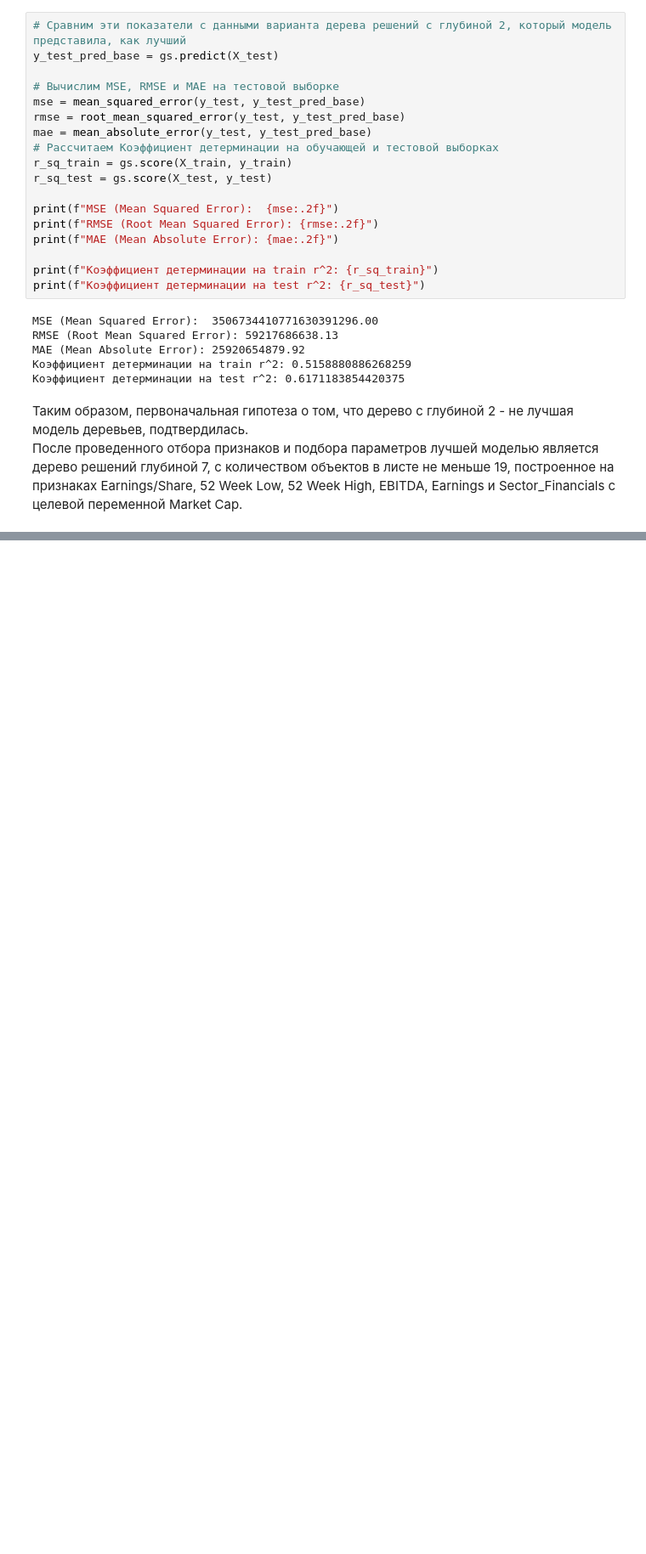
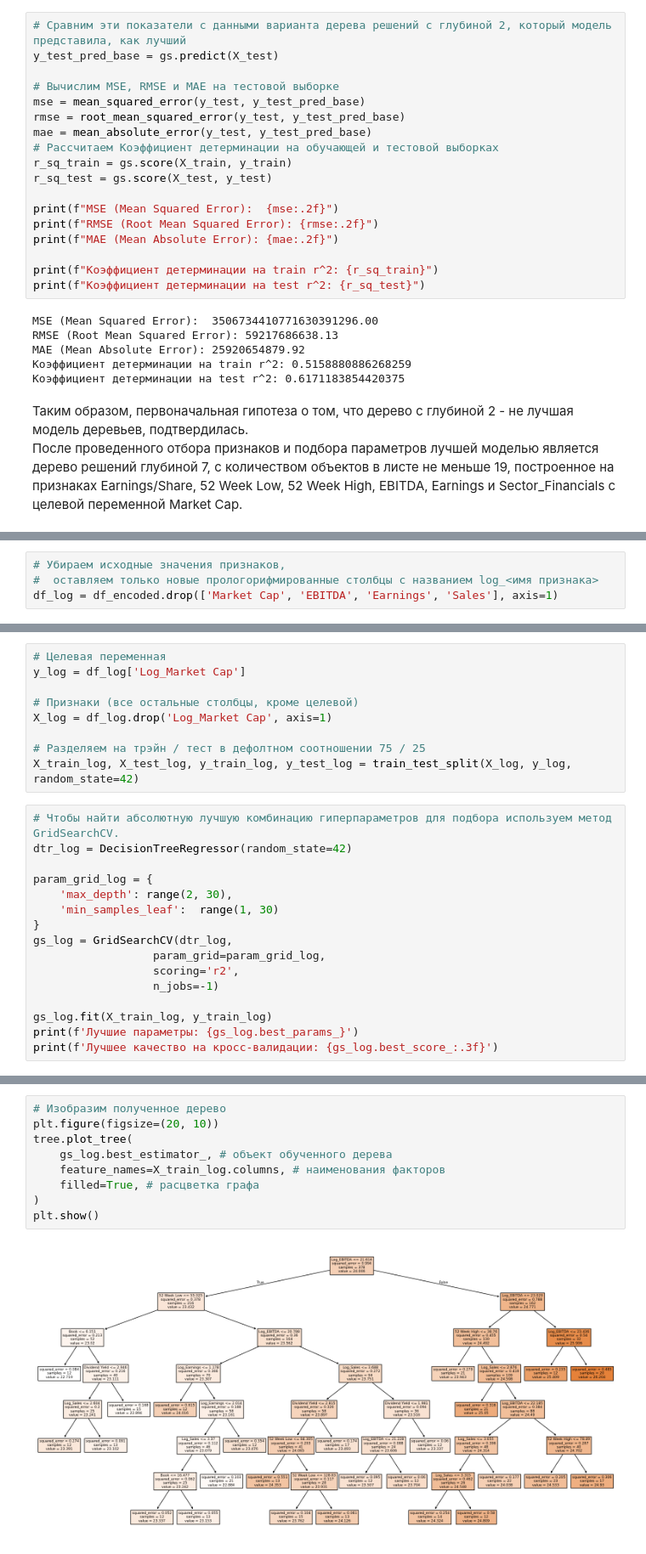
Before and after one commit to pudoff/AAI_25_Case84Report, a Jupyter notebook: 2_Decision_Tree.ipynb, the cells around one changed output, grey strips where cells are left out. Shown at 85% size. Cells and saved outputs as stored; diff of their text form; blank space fills up the shorter version.

```diff
--- a/2_Decision_Tree.ipynb
+++ b/2_Decision_Tree.ipynb
@@ -359,0 +424,4 @@ MAE (Mean Absolute Error): 25920654879.92
+# %%
+# Убираем исходные значения признаков,
+#  оставляем только новые прологорифмированные столбцы с названием log_<имя признака>
+df_log = df_encoded.drop(['Market Cap', 'EBITDA', 'Earnings', 'Sales'], axis=1)
@@ -359,0 +457,25 @@ MAE (Mean Absolute Error): 25920654879.92
+# %%
+# Целевая переменная
+y_log = df_log['Log_Market Cap']
+
+# Признаки (все остальные столбцы, кроме целевой)
+X_log = df_log.drop('Log_Market Cap', axis=1)
+
+# Разделяем на трэйн / тест в дефолтном соотношении 75 / 25
+X_train_log, X_test_log, y_train_log, y_test_log = train_test_split(X_log, y_log, random_state=42)
+# %%
+# Чтобы найти абсолютную лучшую комбинацию гиперпараметров для подбора используем метод GridSearchCV.
+dtr_log = DecisionTreeRegressor(random_state=42)
+
+param_grid_log = {
+    'max_depth': range(2, 30),
+    'min_samples_leaf':  range(1, 30)
+}
+gs_log = GridSearchCV(dtr_log,
+                  param_grid=param_grid_log,
+                  scoring='r2',
+                  n_jobs=-1)
+
+gs_log.fit(X_train_log, y_train_log)
+print(f'Лучшие параметры: {gs_log.best_params_}')
+print(f'Лучшее качество на кросс-валидации: {gs_log.best_score_:.3f}')
@@ -359,0 +487,11 @@ MAE (Mean Absolute Error): 25920654879.92
+# %%
+# Изобразим полученное дерево
+plt.figure(figsize=(20, 10))
+tree.plot_tree(
+    gs_log.best_estimator_, # объект обученного дерева
+    feature_names=X_train_log.columns, # наименования факторов
+    filled=True, # расцветка графа
+)
+plt.show()
+# %% [output]
+[figure, added]
```
Also changed, not shown: parts of 19 cells of this notebook, 3 other files.
